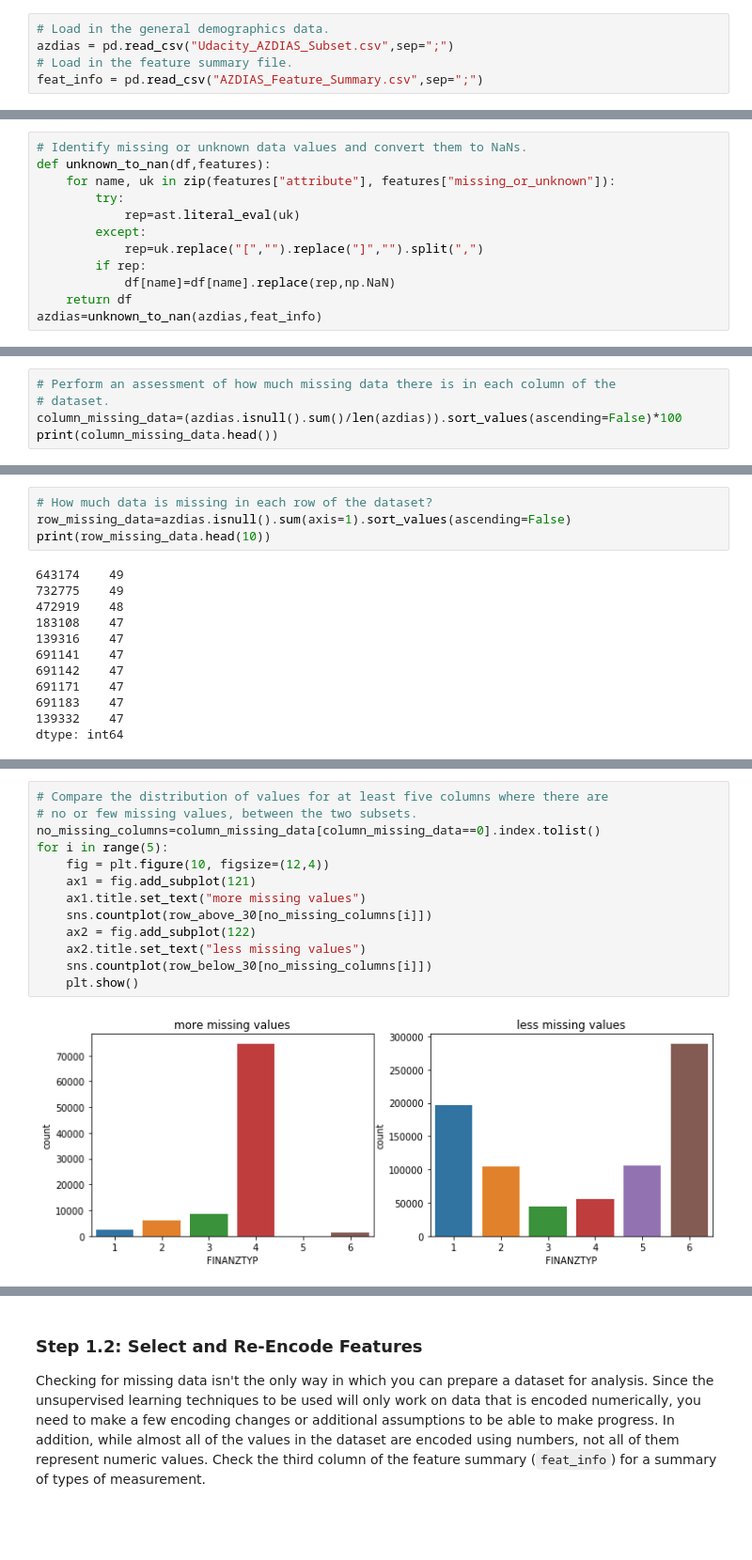
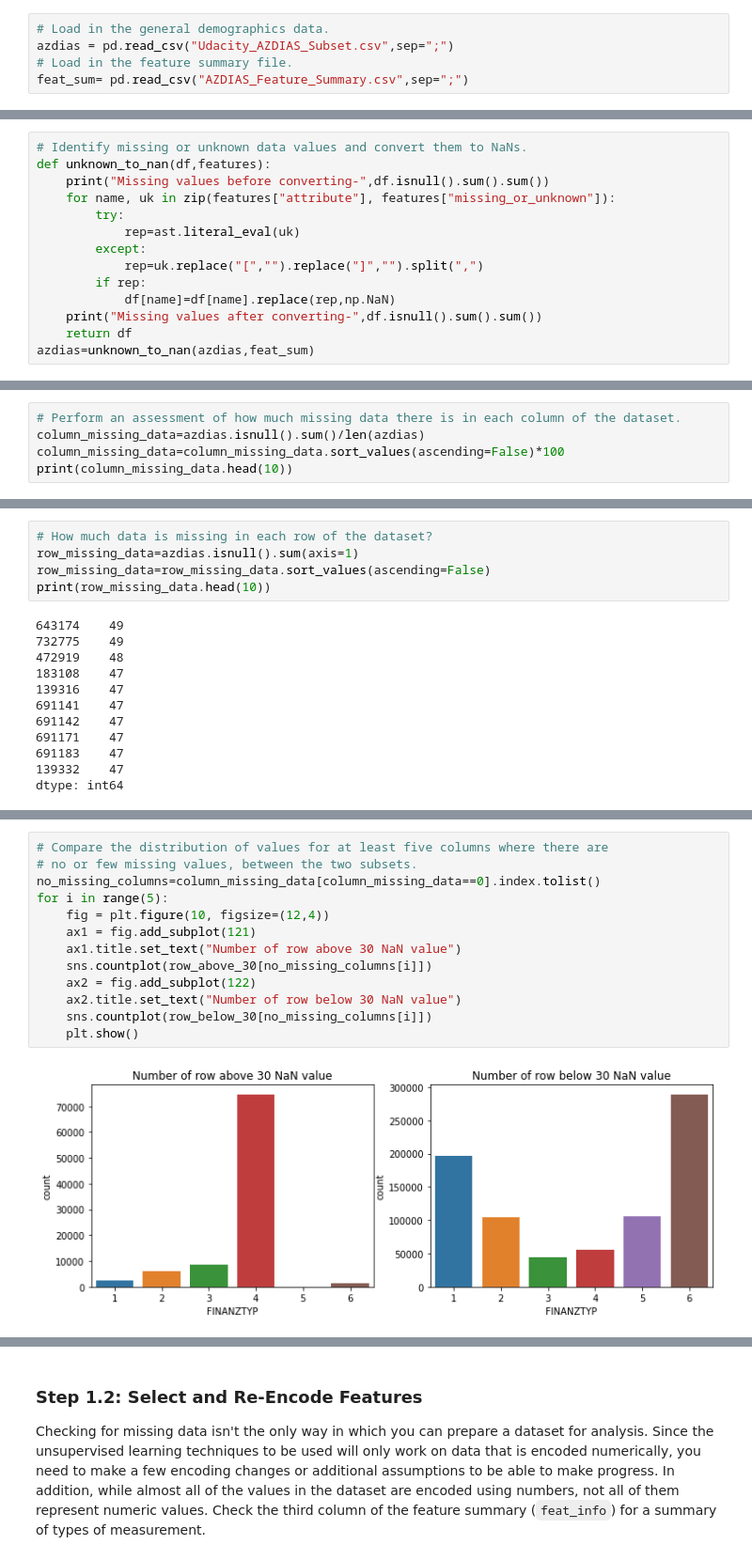
Before and after one commit to satyamskillz/Identify-Customer-Segments, a Jupyter notebook: Identify_Customer_Segments.ipynb, the cells around one changed output, grey strips where cells are left out. Shown: that part at 94% size. Saved outputs shown, nothing was run; the diff lists cells and outputs as text; blank space fills up the shorter version.

```diff
--- a/Identify_Customer_Segments.ipynb
+++ b/Identify_Customer_Segments.ipynb
@@ -44,7 +44,7 @@ Once the dataset is loaded, it's recommended that you take a little bit of time
 # Load in the general demographics data.
 azdias = pd.read_csv("Udacity_AZDIAS_Subset.csv",sep=";")
 # Load in the feature summary file.
-feat_info = pd.read_csv("AZDIAS_Feature_Summary.csv",sep=";")
+feat_sum= pd.read_csv("AZDIAS_Feature_Summary.csv",sep=";")
 # %%
 # Check the structure of the data after it's loaded (e.g. print the number of
 # rows and columns, print the first few rows)
@@ -106,6 +121,7 @@ azdias.isnull().sum().sum()
 # %%
 # Identify missing or unknown data values and convert them to NaNs.
 def unknown_to_nan(df,features):
+    print("Missing values before converting-",df.isnull().sum().sum())
     for name, uk in zip(features["attribute"], features["missing_or_unknown"]):
         try:
             rep=ast.literal_eval(uk)
@@ -113,5 +129,6 @@ def unknown_to_nan(df,features):
             rep=uk.replace("[","").replace("]","").split(",")
         if rep:
             df[name]=df[name].replace(rep,np.NaN)
+    print("Missing values after converting-",df.isnull().sum().sum())
     return df
-azdias=unknown_to_nan(azdias,feat_info)
+azdias=unknown_to_nan(azdias,feat_sum)
@@ -127,8 +152,8 @@ How much missing data is present in each column? There are a few columns that ar
 
 For the remaining features, are there any patterns in which columns have, or share, missing data?
 # %%
-# Perform an assessment of how much missing data there is in each column of the
-# dataset.
-column_missing_data=(azdias.isnull().sum()/len(azdias)).sort_values(ascending=False)*100
-print(column_missing_data.head())
+# Perform an assessment of how much missing data there is in each column of the dataset.
+column_missing_data=azdias.isnull().sum()/len(azdias)
+column_missing_data=column_missing_data.sort_values(ascending=False)*100
+print(column_missing_data.head(10))
 # %% [output]
@@ -184,7 +215,8 @@ In order to know what to do with the outlier rows, we should see if the distribu
 Depending on what you observe in your comparison, this will have implications on how you approach your conclusions later in the analysis. If the distributions of non-missing features look similar between the data with many missing values and the data with few or no missing values, then we could argue that simply dropping those points from the analysis won't present a major issue. On the other hand, if the data with many missing values looks very different from the data with few or no missing values, then we should make a note on those data as special. We'll revisit these data later on. **Either way, you should continue your analysis for now using just the subset of the data with few or no missing values.**
 # %%
 # How much data is missing in each row of the dataset?
-row_missing_data=azdias.isnull().sum(axis=1).sort_values(ascending=False)
+row_missing_data=azdias.isnull().sum(axis=1)
+row_missing_data=row_missing_data.sort_values(ascending=False)
 print(row_missing_data.head(10))
 # %% [output]
 643174    49
@@ -211,15 +243,15 @@ row_below_30=azdias[row_missing_data<30]
 # %%
 # Compare the distribution of values for at least five columns where there are
 # no or few missing values, between the two subsets.
 no_missing_columns=column_missing_data[column_missing_data==0].index.tolist()
 for i in range(5):
     fig = plt.figure(10, figsize=(12,4))
     ax1 = fig.add_subplot(121)
-    ax1.title.set_text("more missing values")
+    ax1.title.set_text("Number of row above 30 NaN value")
     sns.countplot(row_above_30[no_missing_columns[i]])
     ax2 = fig.add_subplot(122)
-    ax2.title.set_text("less missing values")
+    ax2.title.set_text("Number of row below 30 NaN value")
     sns.countplot(row_below_30[no_missing_columns[i]])
     plt.show()
 # %% [output]
-[figure, old version]
+[figure, new version]
```
Also changed, not shown: parts of 59 cells of this notebook, 2 other files.
